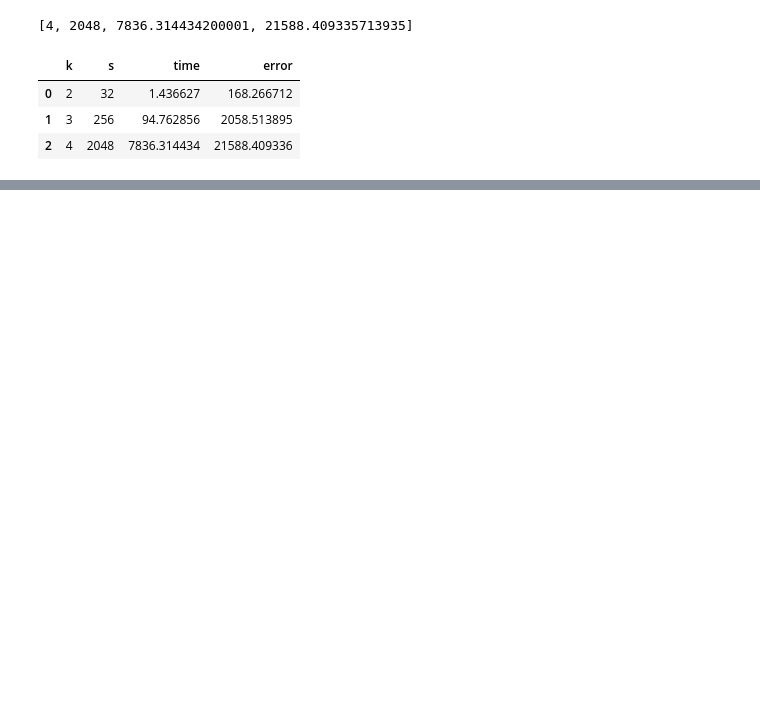
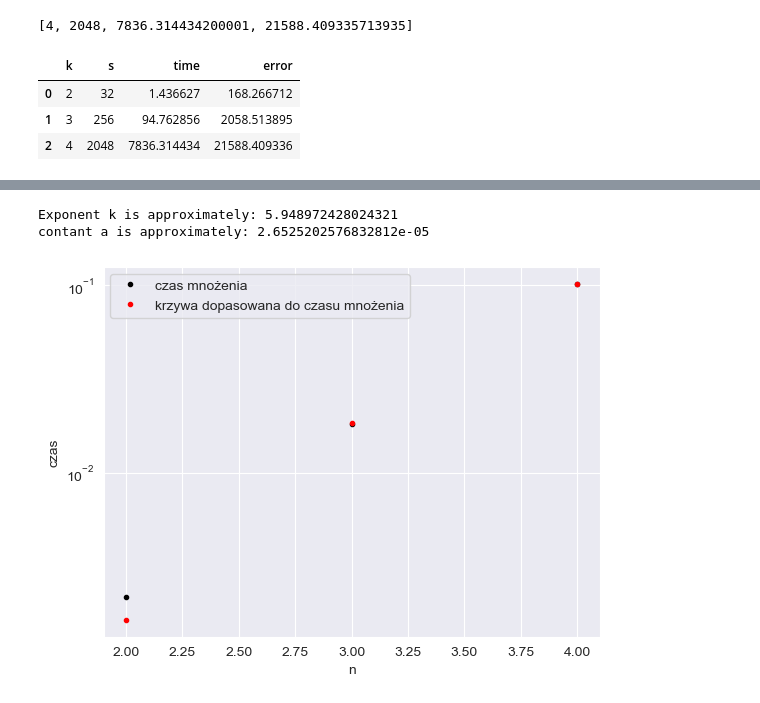
Before and after one commit to puszekjuliuszek/macierzowe, a Jupyter notebook: zestaw5/set5.ipynb, the cells around one changed output, grey strips where cells are left out. Cells and saved outputs as stored; diff of their text form; code cells hidden in the pictures; blank space fills up the shorter version.

```diff
--- a/zestaw5/set5.ipynb
+++ b/zestaw5/set5.ipynb
@@ -90,0 +133,7 @@ contant a is approximately: 4.510673846391196e-06
+# %%
+a, k = fit_curve("k", "time", df_vect)
+plot_with_fit(a, k , df_vect, "k", "time", "Bineta")
+# %% [output]
+Exponent k is approximately: 5.948972428024321
+contant a is approximately: 2.6525202576832812e-05
+[figure, added]
```
Also changed, not shown: parts of 5 cells of this notebook, 6 other files.
